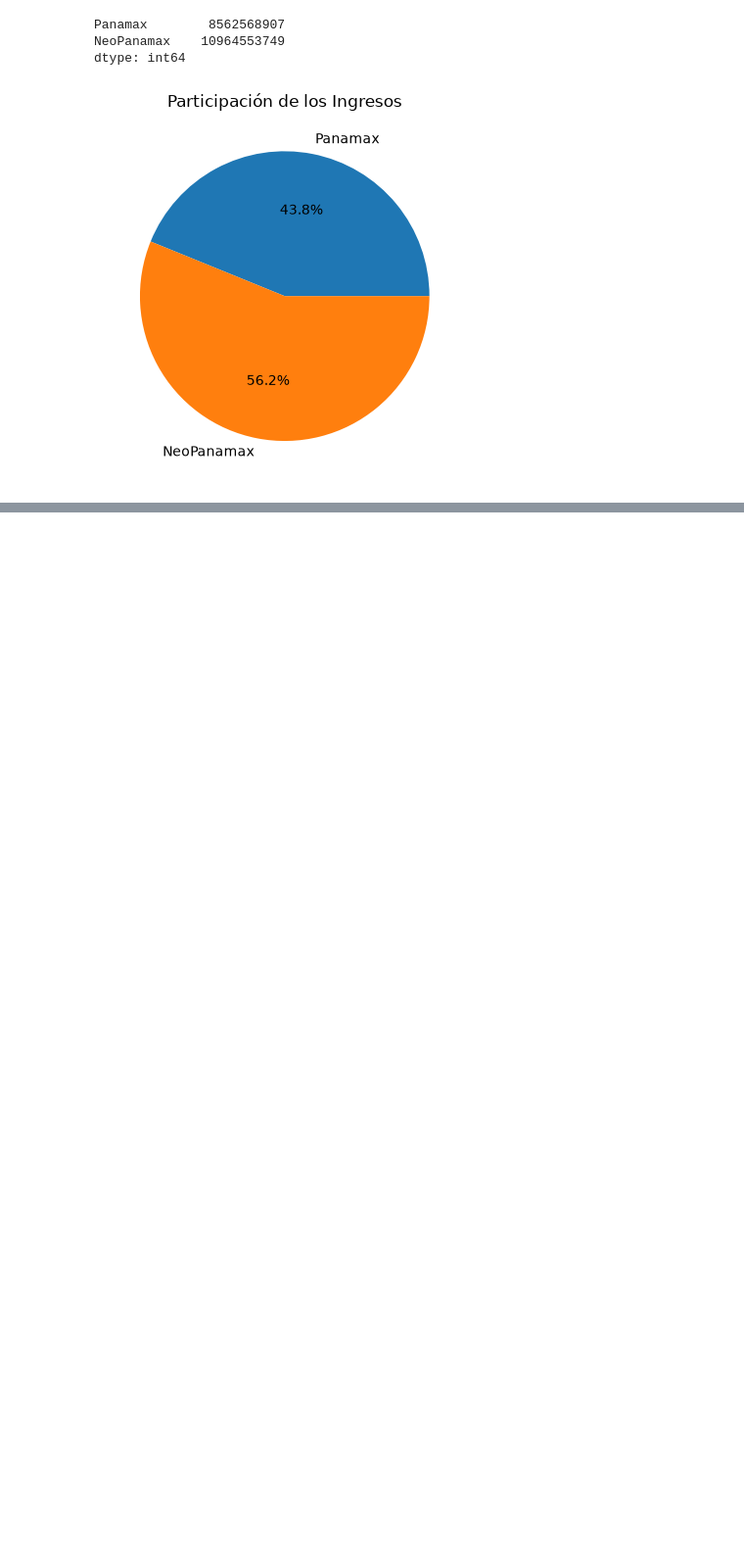
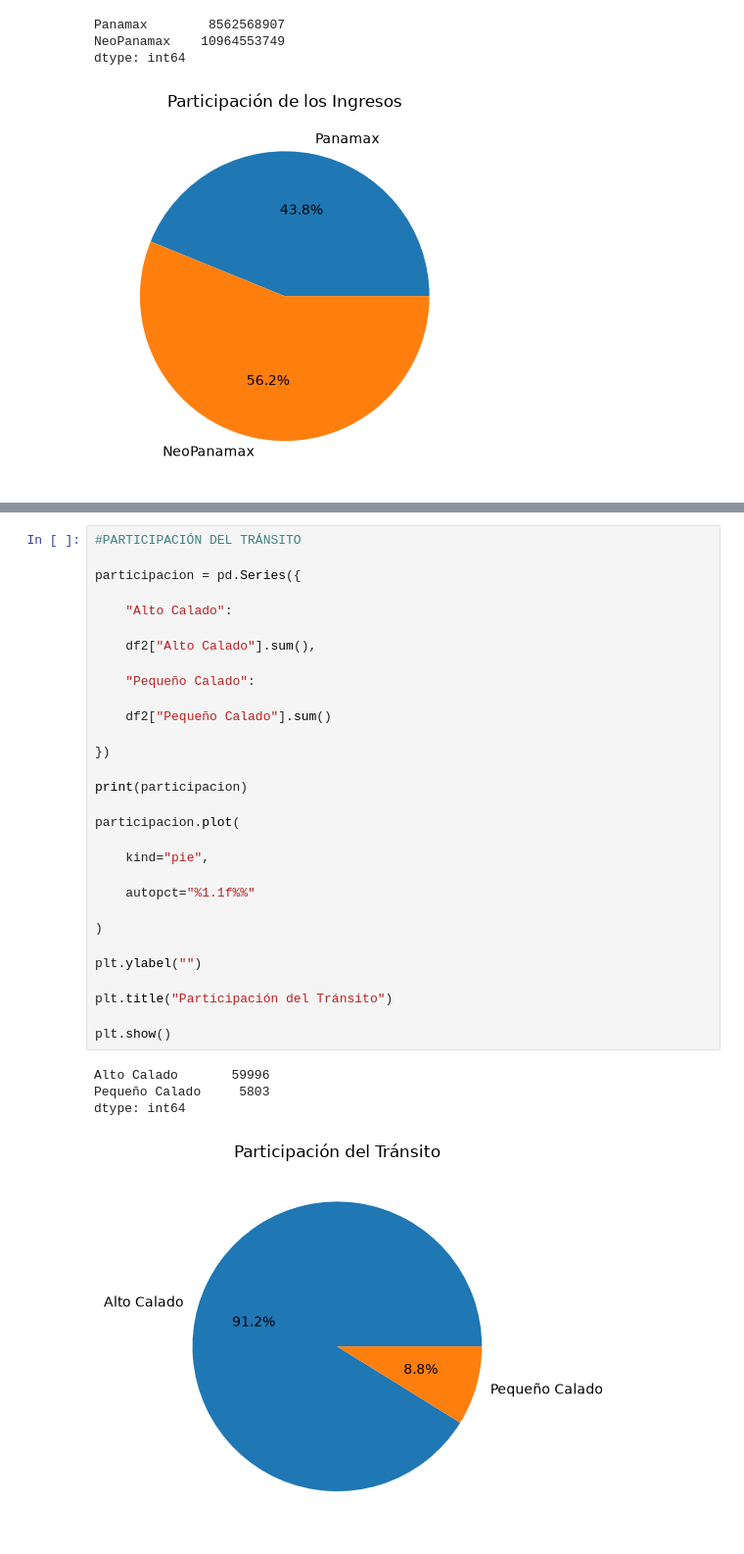
Before and after one commit to brustlinket12/topicos, a Jupyter notebook: TopicosFinal/pipeline.ipynb, the cells around one changed output, grey strips where cells are left out. Shown at 98% size. Saved outputs shown, nothing was run; the diff lists cells and outputs as text; blank space fills up the shorter version.

```diff
--- a/TopicosFinal/pipeline.ipynb
+++ b/TopicosFinal/pipeline.ipynb
@@ -485,0 +657,35 @@ dtype: int64
+# %%
+#PARTICIPACIÓN DEL TRÁNSITO
+
+participacion = pd.Series({
+
+    "Alto Calado":
+
+    df2["Alto Calado"].sum(),
+
+    "Pequeño Calado":
+
+    df2["Pequeño Calado"].sum()
+
+})
+
+print(participacion)
+
+participacion.plot(
+
+    kind="pie",
+
+    autopct="%1.1f%%"
+
+)
+
+plt.ylabel("")
+
+plt.title("Participación del Tránsito")
+
+plt.show()
+# %% [output]
+Alto Calado       59996
+Pequeño Calado     5803
+dtype: int64
+[figure, added]
```
Also changed, not shown: parts of 12 cells of this notebook, 1 other file.
